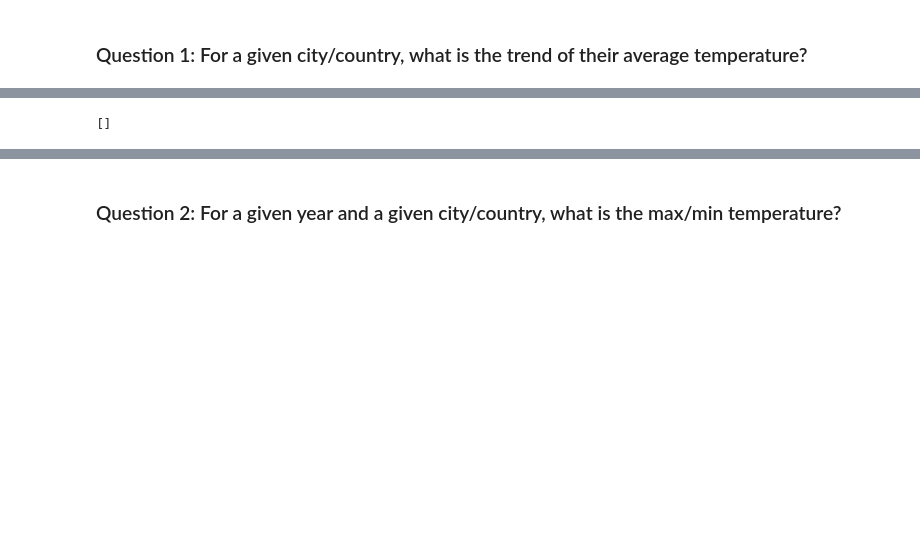
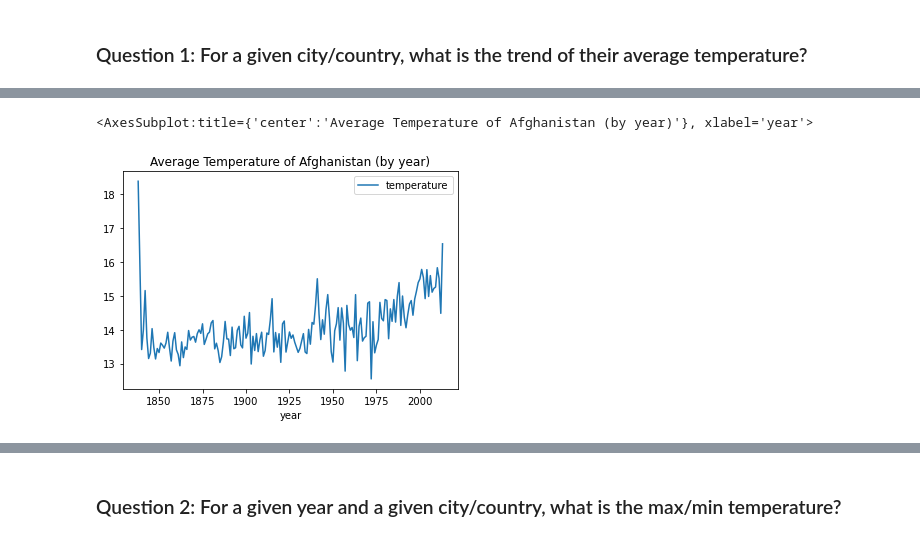
Before and after one commit to nogibjj/data-query-microservice-api, a Jupyter notebook: 10_Code/EDA_Q1.ipynb, the cells around one changed output, grey strips where cells are left out. Drawn from its saved outputs; the diff is of its cells as text; code cells hidden in the pictures; blank space fills up the shorter version.

```diff
--- a/10_Code/EDA_Q1.ipynb
+++ b/10_Code/EDA_Q1.ipynb
@@ -20,0 +20,9 @@ cursor.execute("SELECT * FROM import.globaltemperaturesbycountry where country='
+# %%
+# for i in cursor.fetchall():
+#     print(i)
+
+df_country_0 = pd.DataFrame(cursor.fetchall(), columns=[desc[0] for desc in cursor.description])
+# %%
+df_country = df_country_0.copy()
+df_country['country'] = df_country['country'].str.strip()
+df_country.sample(10)
@@ -21,17 +41,16 @@ cursor.execute("SELECT * FROM import.globaltemperaturesbycountry where country='
 # %%
-# for i in cursor.fetchall():
-    # print(i)
-df_country = pd.DataFrame(cursor.fetchall(), columns=[desc[0] for desc in cursor.description])
-df_country = df_country.sort_values(by=['dt'], ascending=True)
+country = 'Afghanistan'
+df_country = df_country[df_country['country'] == country].sort_values(by=['dt'], ascending=True)
+df_country = df_country.replace(to_replace='', value = np.nan,regex=True)
 df_country = df_country.dropna()
 df_country['year'] = df_country['dt'].str[:4].astype(int)
-df_country['averagetemperature'].values
 df_country['averagetemperature'] = df_country['averagetemperature'].astype(float)
 df_country['temperature'] = df_country.groupby('year')['averagetemperature'].transform('mean')
 df_country.drop_duplicates(
     subset=["year"], keep="first"
 ).plot(
     x="year", y="temperature", kind="line", title="Average Temperature of " + country + ' (by year)'
 )
 # %% [output]
-[]
+<AxesSubplot:title={'center':'Average Temperature of Afghanistan (by year)'}, xlabel='year'>
+[figure, added]
```
Also changed, not shown: parts of 5 cells of this notebook.
